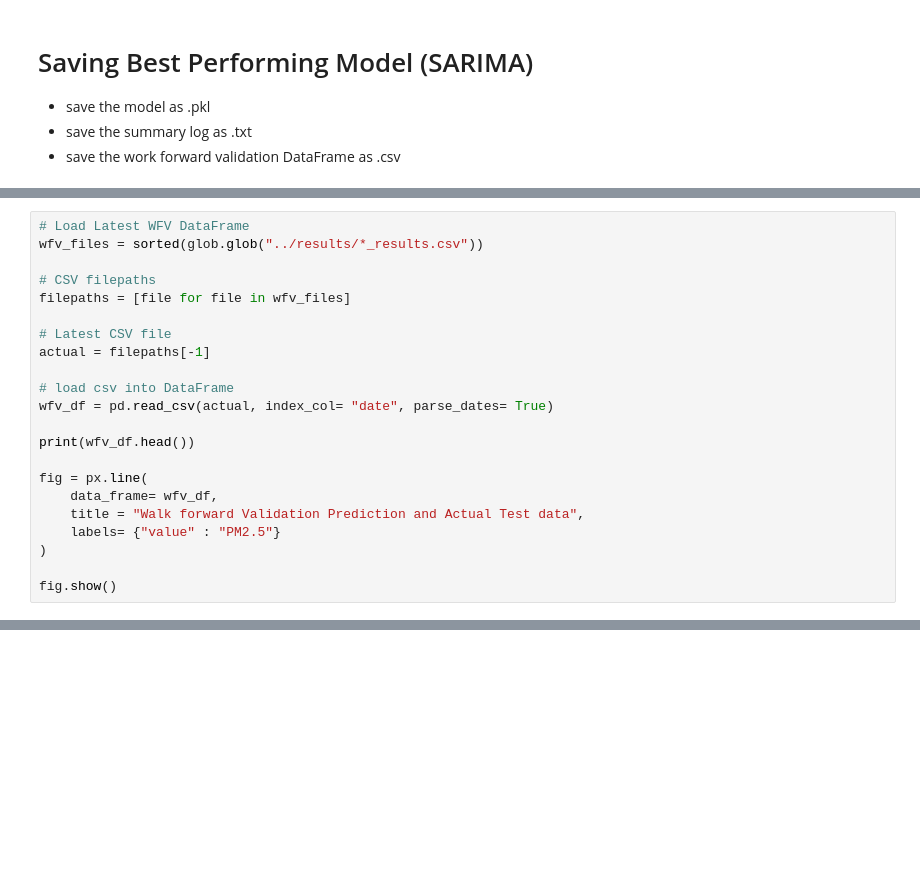
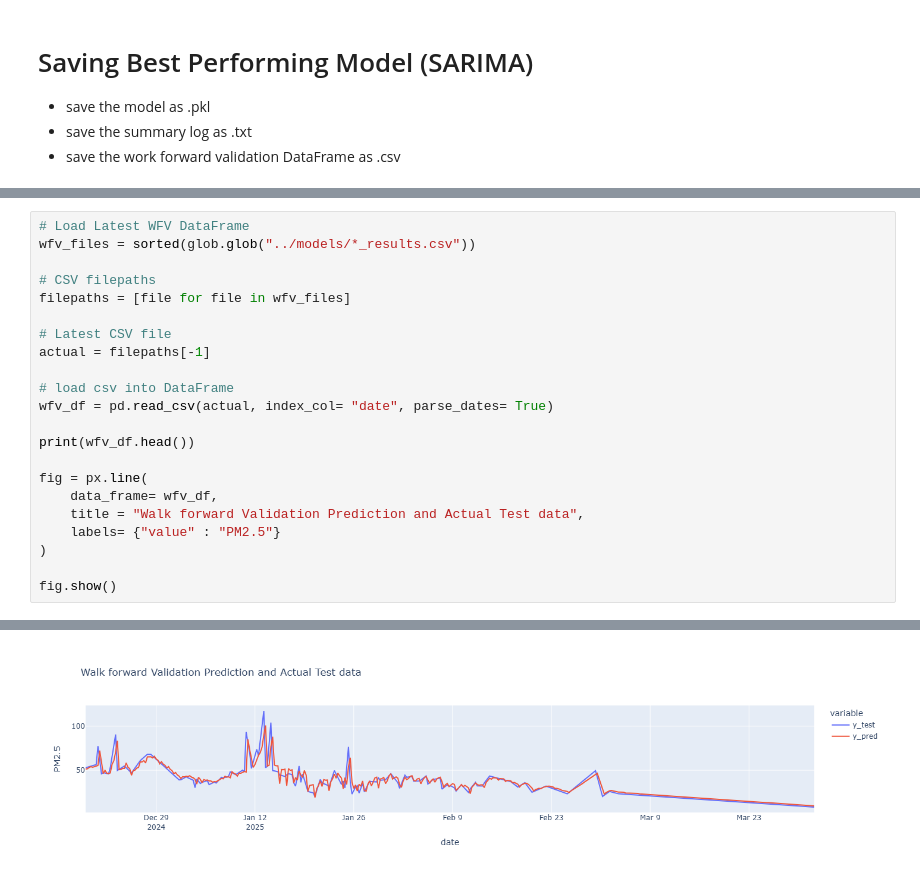
Before and after one commit to Bjoshua25/AIR-QUALITY-PREDICTION-IN-LAGOS, a Jupyter notebook: notebooks/models.ipynb, the cells around one changed output, grey strips where cells are left out. Saved outputs shown, nothing was run; the diff lists cells and outputs as text; blank space fills up the shorter version.

```diff
--- a/notebooks/models.ipynb
+++ b/notebooks/models.ipynb
@@ -488,6 +601,6 @@ model.summary()
 # %%
 # Load Latest WFV DataFrame
-wfv_files = sorted(glob.glob("../results/*_results.csv"))
+wfv_files = sorted(glob.glob("../models/*_results.csv"))
 
 # CSV filepaths
 filepaths = [file for file in wfv_files]
@@ -507,3 +620,4 @@ fig = px.line(
 )
 
 fig.show()
+# %% [output]
@@ -510,3 +631,4 @@ fig.show()
+[figure, added]
 # %%
 # Check out necessary charts
 
```
Also changed, not shown: parts of 18 cells of this notebook, 28 other files.
